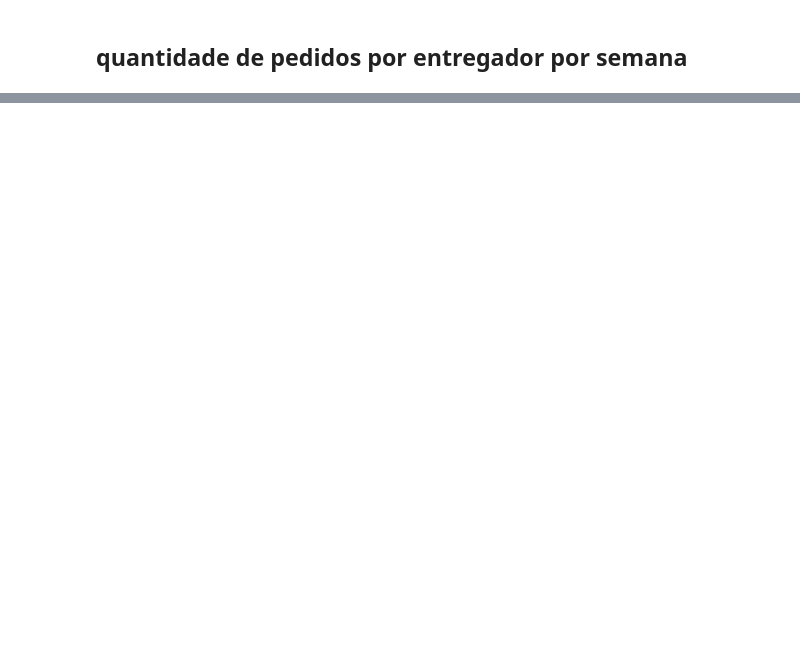
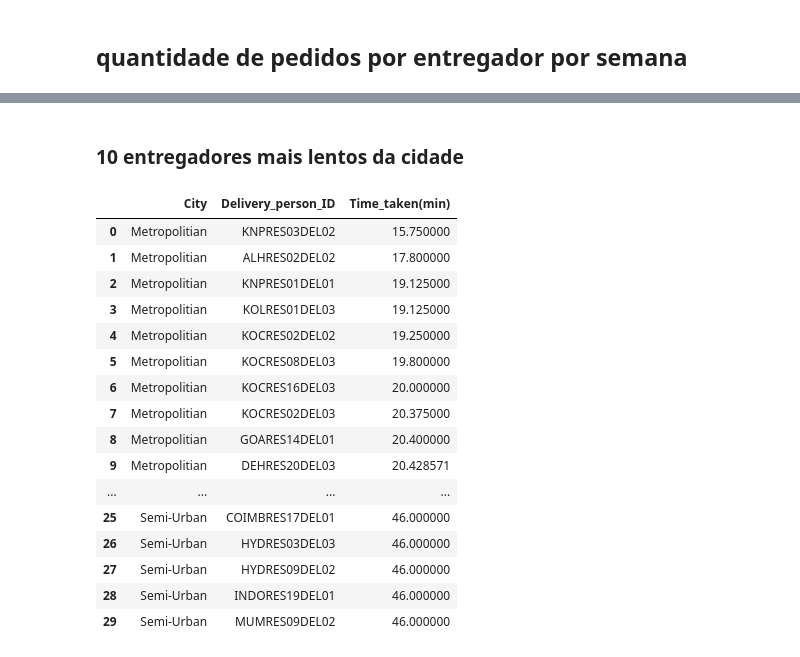
Before and after one commit to franciscofijamo/0-to-DS, a Jupyter notebook: FTC_cicle_05_37_DE(_Grouping)_ipynb.ipynb, the cells around one changed output, grey strips where cells are left out. Cells and saved outputs as stored; diff of their text form; code cells hidden in the pictures; blank space fills up the shorter version.

```diff
--- a/FTC_cicle_05_37_DE(_Grouping)_ipynb.ipynb
+++ b/FTC_cicle_05_37_DE(_Grouping)_ipynb.ipynb
@@ -165,0 +300,28 @@ map
+# %% [markdown]
+### 10 entregadores mais lentos da cidade
+# %%
+df2 = df1.loc[:, ['Delivery_person_ID', 'Time_taken(min)', 'City']].groupby(['City', 'Delivery_person_ID']).mean().sort_values(['Time_taken(min)', 'City'], ascending = True).reset_index()
+
+df_aux01 = df2.loc[df2['City'] == 'Metropolitian', : ].head(10)
+df_aux02 = df2.loc[df2['City'] == 'Urban', : ].head(10)
+df_aux03 = df2.loc[df2['City'] == 'Semi-Urban', : ].head(10)
+
+pd.concat([df_aux01,df_aux02,df_aux03]).reset_index(drop = True)
+# %% [output]
+|  | City | Delivery_person_ID | Time_taken(min) |
+| 0 | Metropolitian | KNPRES03DEL02 | 15.750000 |
+| 1 | Metropolitian | ALHRES02DEL02 | 17.800000 |
+| 2 | Metropolitian | KNPRES01DEL01 | 19.125000 |
+| 3 | Metropolitian | KOLRES01DEL03 | 19.125000 |
+| 4 | Metropolitian | KOCRES02DEL02 | 19.250000 |
+| 5 | Metropolitian | KOCRES08DEL03 | 19.800000 |
+| 6 | Metropolitian | KOCRES16DEL03 | 20.000000 |
+| 7 | Metropolitian | KOCRES02DEL03 | 20.375000 |
+| 8 | Metropolitian | GOARES14DEL01 | 20.400000 |
+| 9 | Metropolitian | DEHRES20DEL03 | 20.428571 |
+| ... | ... | ... | ... |
+| 25 | Semi-Urban | COIMBRES17DEL01 | 46.000000 |
+| 26 | Semi-Urban | HYDRES03DEL03 | 46.000000 |
+| 27 | Semi-Urban | HYDRES09DEL02 | 46.000000 |
+| 28 | Semi-Urban | INDORES19DEL01 | 46.000000 |
+| 29 | Semi-Urban | MUMRES09DEL02 | 46.000000 |
```
Also changed, not shown: parts of 17 cells of this notebook.
